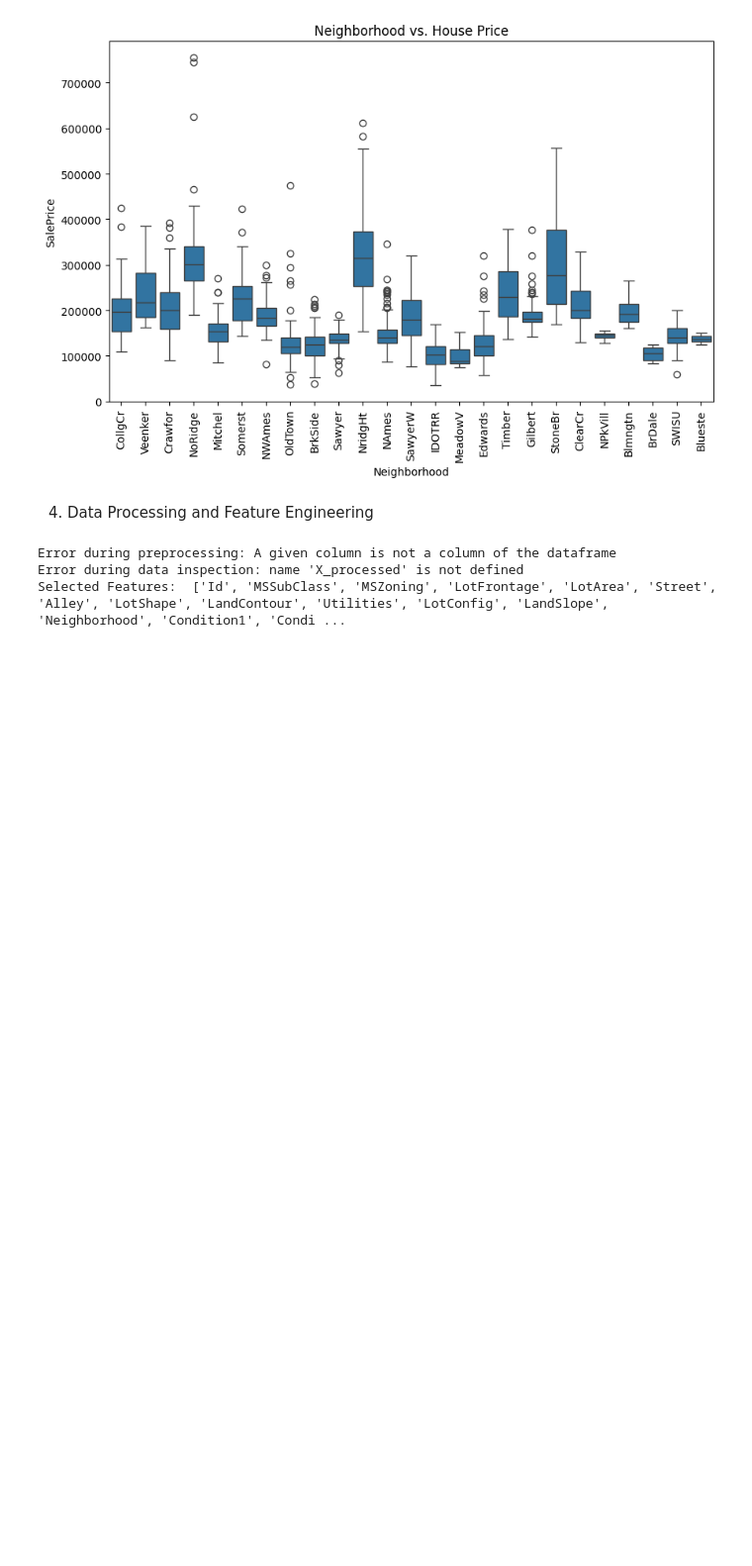
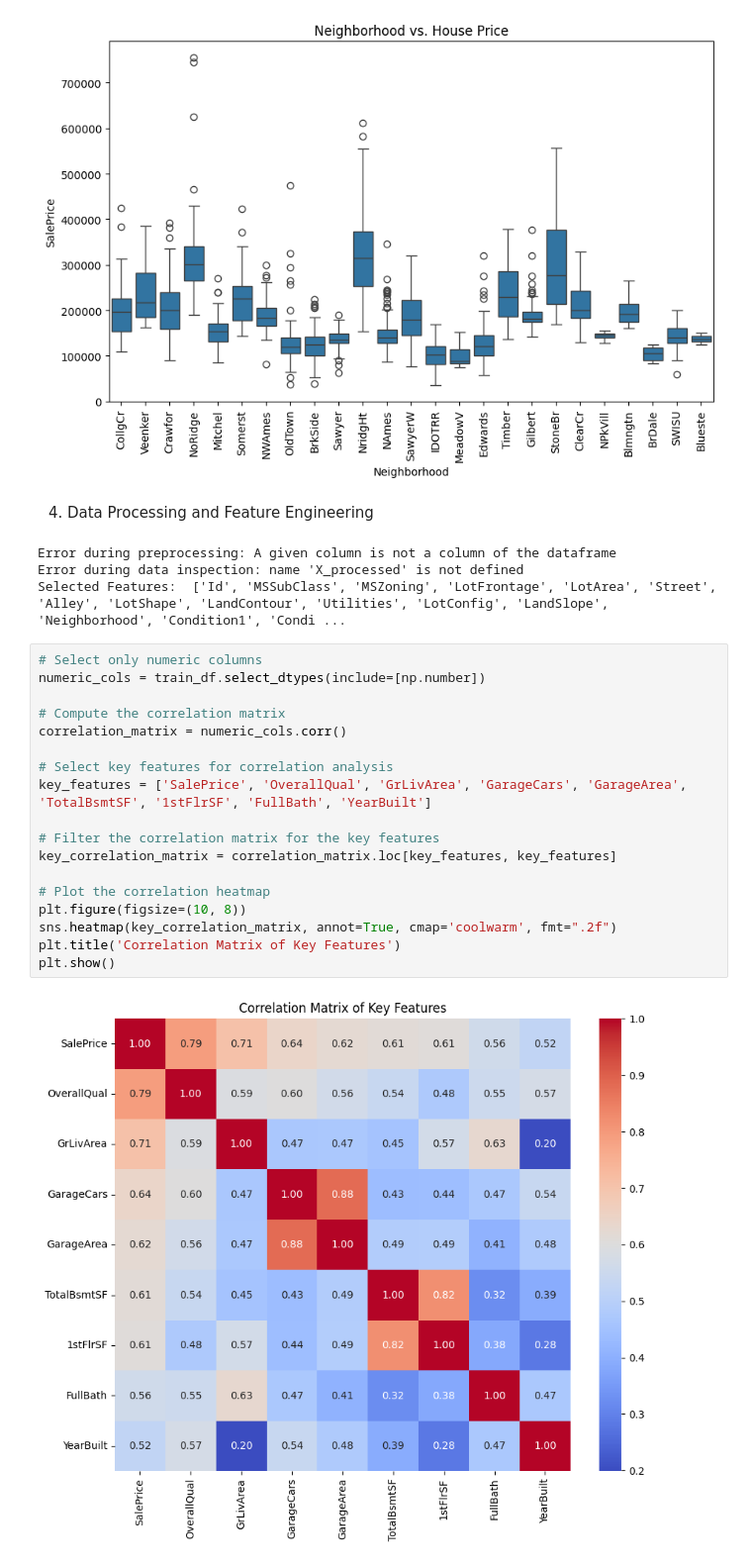
Before and after one commit to OzPol/DataScience, a Jupyter notebook: notebooks/EDA.ipynb, the cells around one changed output. Shown at 99% size. Saved outputs shown, nothing was run; the diff lists cells and outputs as text; blank space fills up the shorter version.

```diff
--- a/notebooks/EDA.ipynb
+++ b/notebooks/EDA.ipynb
@@ -127,3 +133,23 @@ plt.show()  # Display the plot
 Error during preprocessing: A given column is not a column of the dataframe
 Error during data inspection: name 'X_processed' is not defined
 Selected Features:  ['Id', 'MSSubClass', 'MSZoning', 'LotFrontage', 'LotArea', 'Street', 'Alley', 'LotShape', 'LandContour', 'Utilities', 'LotConfig', 'LandSlope', 'Neighborhood', 'Condition1', 'Condi ...
+# %%
+# Select only numeric columns
+numeric_cols = train_df.select_dtypes(include=[np.number])
+
+# Compute the correlation matrix
+correlation_matrix = numeric_cols.corr()
+
+# Select key features for correlation analysis
+key_features = ['SalePrice', 'OverallQual', 'GrLivArea', 'GarageCars', 'GarageArea', 'TotalBsmtSF', '1stFlrSF', 'FullBath', 'YearBuilt']
+
+# Filter the correlation matrix for the key features
+key_correlation_matrix = correlation_matrix.loc[key_features, key_features]
+
+# Plot the correlation heatmap
+plt.figure(figsize=(10, 8))
+sns.heatmap(key_correlation_matrix, annot=True, cmap='coolwarm', fmt=".2f")
+plt.title('Correlation Matrix of Key Features')
+plt.show()
+# %% [output]
+[figure, added]
```
Also changed, not shown: parts of 3 cells of this notebook.
